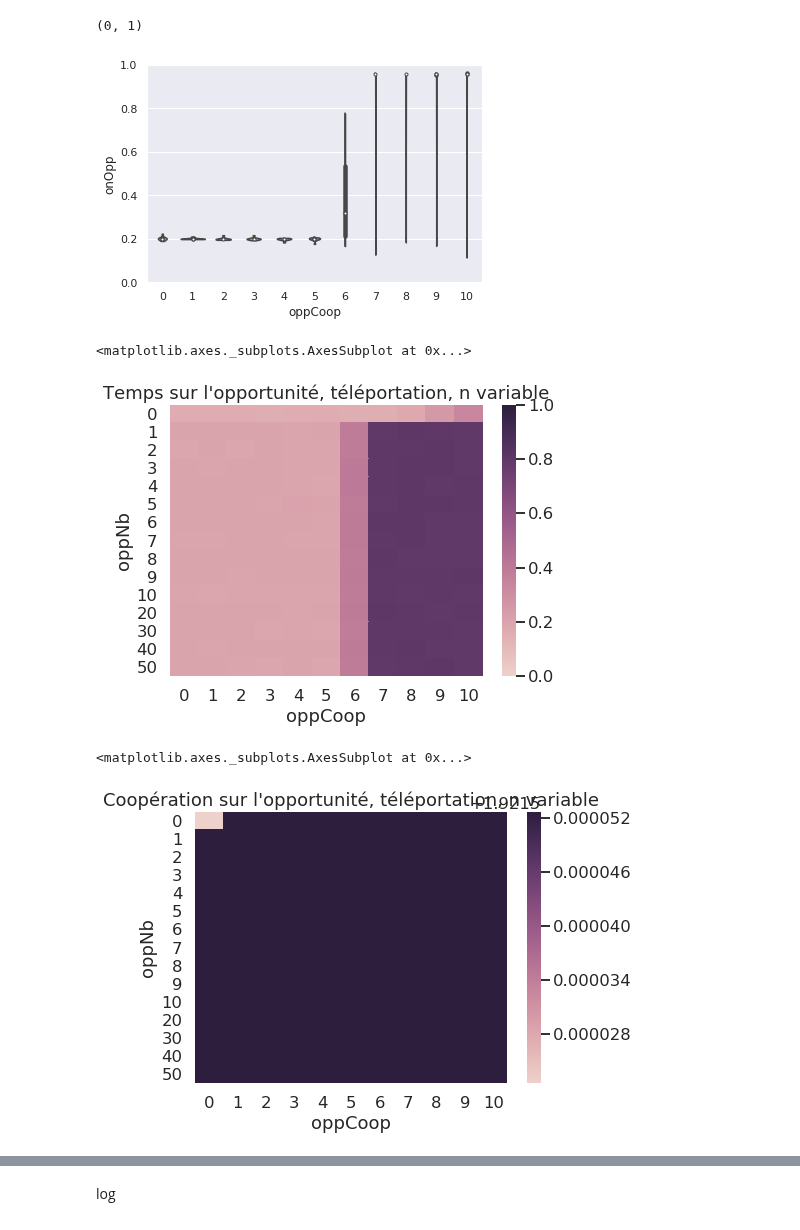
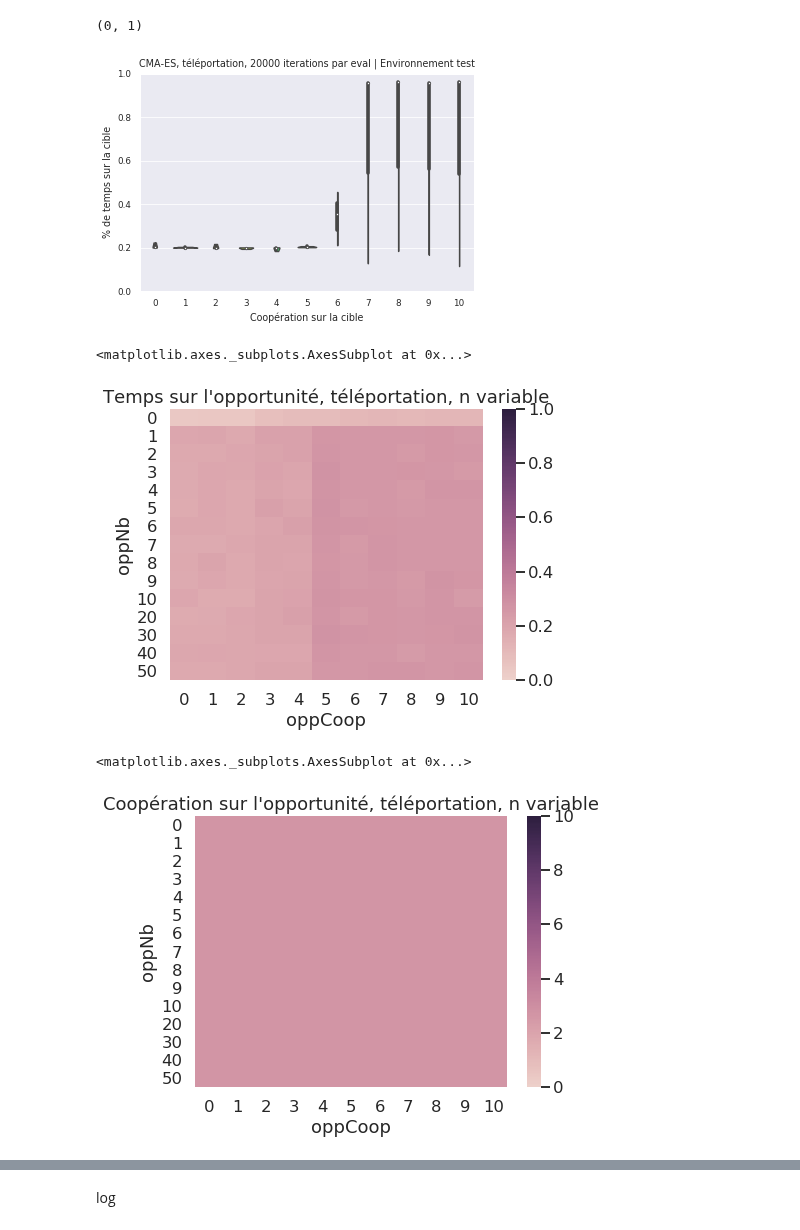
Before and after one commit to PaulEcoffet/roborobo3, a Jupyter notebook: roborobo3/notebooks/heatmap_choice.ipynb, the cells around one changed output, grey strips where cells are left out. Drawn from its saved outputs; the diff is of its cells as text; code cells hidden in the pictures.

```diff
--- a/roborobo3/notebooks/heatmap_choice.ipynb
+++ b/roborobo3/notebooks/heatmap_choice.ipynb
@@ -27,11 +31,13 @@ def read_csvx(path, *args, **kwargs):
         return pd.read_csv(path, *args, **kwargs)
 # %%
 run = 0
-path = "/data/logs/bm-iter-test-2019-01-17/canonical_bm_tp/cmaes/20000/run_*/rep00/"
+path = "../../../logs/bm-iter-test-2019-01-*/canonical_bm_tp/cmaes/20000/**/run_*/rep00/"
 logs = []
 for curpath in sorted(glob.iglob(path, recursive=True)):
     try:
-        analyse_file = sorted(glob.glob(curpath + 'analysis_log_*'), reverse=True)[0]
+        print([int(re.search('analysis_log_(\d+)', fname).group(1)) for fname in glob.glob(join(curpath, 'analysis_log_*'))])
+        gen = max([int(re.search('analysis_log_(\d+)', fname).group(1)) for fname in glob.glob(join(curpath, 'analysis_log_*'))])
+        analyse_file = curpath + 'analysis_log_{}.txt'.format(gen)
     except IndexError:
         print("Pas de resultat")
         continue
@@ -43,7 +49,7 @@ for curpath in sorted(glob.iglob(path, recursive=True)):
     res['run'] = run
     logs.append(res)
     run += 1
-    if run == 10:
+    if run == 3:
         break
 log = pd.concat(logs)
 # %% [output]
@@ -60,9 +62,13 @@ log = pd.concat(logs)
 # %%
+sns.set_context('paper')
 sns.violinplot(y='onOpp', x='oppCoop', data=log.query('oppNb == 1'), cut=0)
+plt.title('CMA-ES, téléportation, 20000 iterations par eval | Environnement test')
+plt.ylabel('% de temps sur la cible')
+plt.xlabel('Coopération sur la cible')
 plt.ylim(0, 1)
 # %% [output]
 (0, 1)
-[figure, old version]
+[figure, new version]
 # %%
 sns.set_context('talk')
 heatmap = pd.pivot_table(data=log, values='onOpp', index=['oppNb'], columns=['oppCoop'], aggfunc=np.mean)
@@ -71,13 +77,13 @@ plt.title('Temps sur l\'opportunité, téléportation, n variable')
 sns.heatmap(heatmap, cmap=sns.cubehelix_palette(as_cmap=True), vmin=0, vmax=1)
 # %% [output]
 <matplotlib.axes._subplots.AxesSubplot at 0x...>
-[figure, old version]
+[figure, new version]
 # %%
 sns.set_context('talk')
 heatmap = pd.pivot_table(data=log, values='ownCoop', index=['oppNb'], columns=['oppCoop'], aggfunc=np.mean)
 plt.figure(figsize=(7, 5))
 plt.title('Coopération sur l\'opportunité, téléportation, n variable')
-sns.heatmap(heatmap, cmap=sns.cubehelix_palette(as_cmap=True))
+sns.heatmap(heatmap, cmap=sns.cubehelix_palette(as_cmap=True), vmin=0, vmax=10)
 # %% [output]
 <matplotlib.axes._subplots.AxesSubplot at 0x...>
-[figure, old version]
+[figure, new version]
```
Also changed, not shown: parts of 3 cells of this notebook, 2 other files.
